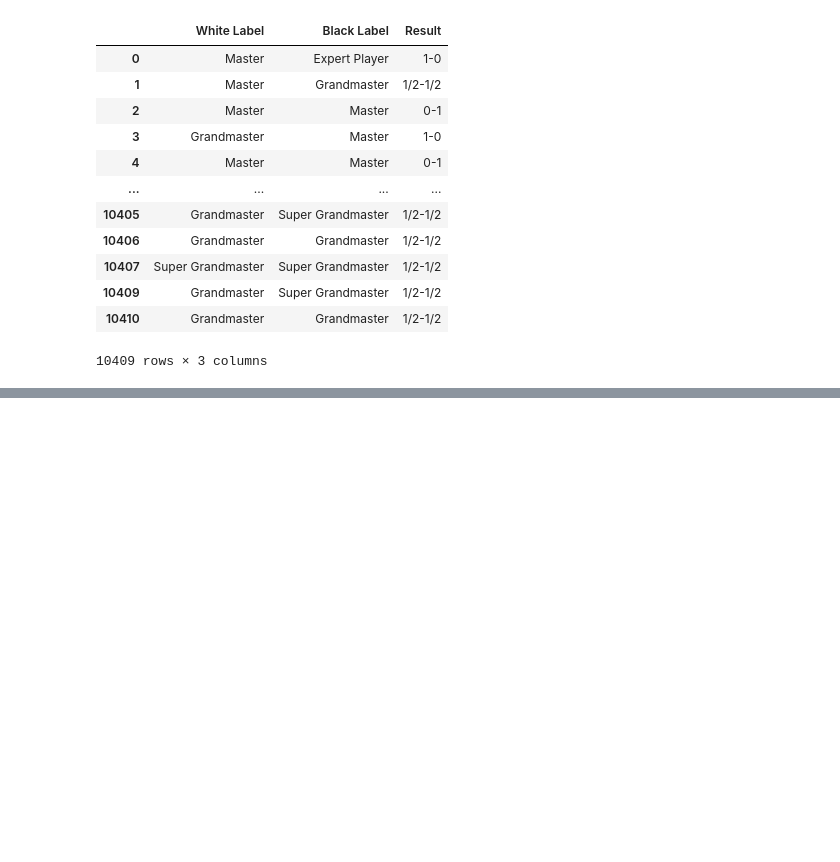
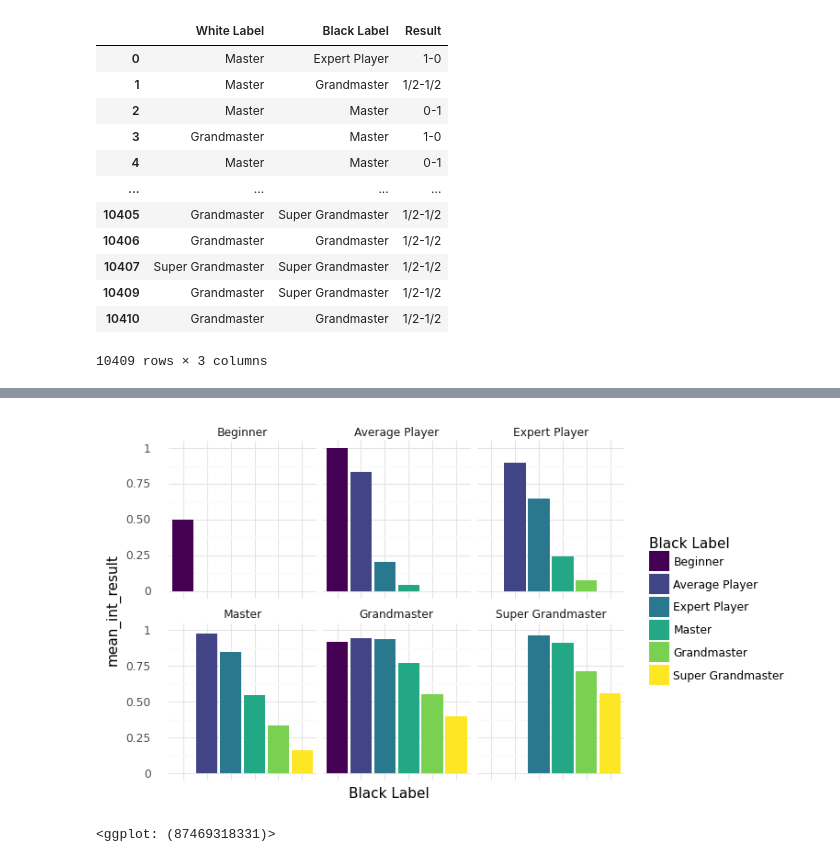
Before and after one commit to VitorRussomanoCGCOMPASS/Notes, a Jupyter notebook: APS - DataScience Py/aps.ipynb, the cells around one changed output, grey strips where cells are left out. Saved outputs shown, nothing was run; the diff lists cells and outputs as text; code cells hidden in the pictures; blank space fills up the shorter version.

```diff
--- a/APS - DataScience Py/aps.ipynb
+++ b/APS - DataScience Py/aps.ipynb
@@ -56,5 +63,5 @@ pandas.merge(table, count)
 # %%
-data.filter(like="*")
+data = data[data['Result']!='*']
 table = data["Result"].value_counts() / data["Result"].count()
 print(table)
 # %% [output]
@@ -95,0 +124,14 @@ data[['White Label','Black Label','Result']]
+# %%
+data.assign(
+    integer_result=lambda _: _.Result.replace({"1-0": 1, "1/2-1/2": 0.5, "0-1": 0})
+).groupby(["White Label", "Black Label"]).agg(
+    mean_int_result=("integer_result", "mean")
+).reset_index().pipe(
+    lambda _: ggplot(_, aes(x="Black Label", y="mean_int_result",fill='Black Label'))
+    + geom_col()
+    + facet_wrap("White Label")
+    + theme_minimal()
+   + theme(axis_text_x=element_blank()))
+# %% [output]
+[figure, added]
+<ggplot: (87469318331)>
```
Also changed, not shown: parts of 22 cells of this notebook, 7 other files.
